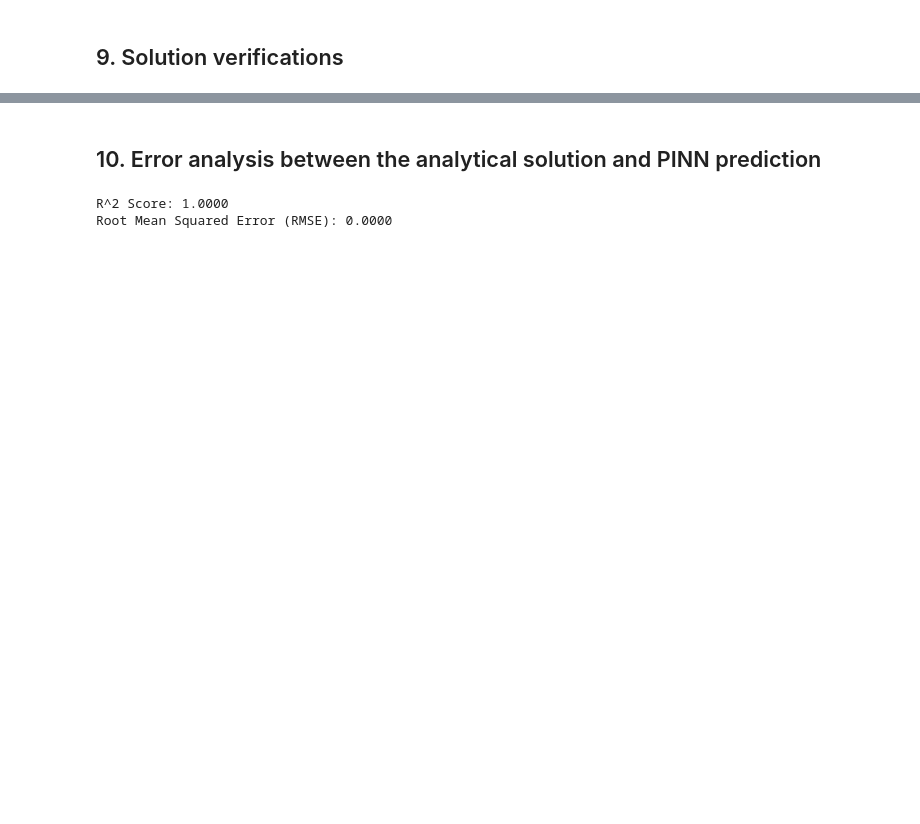
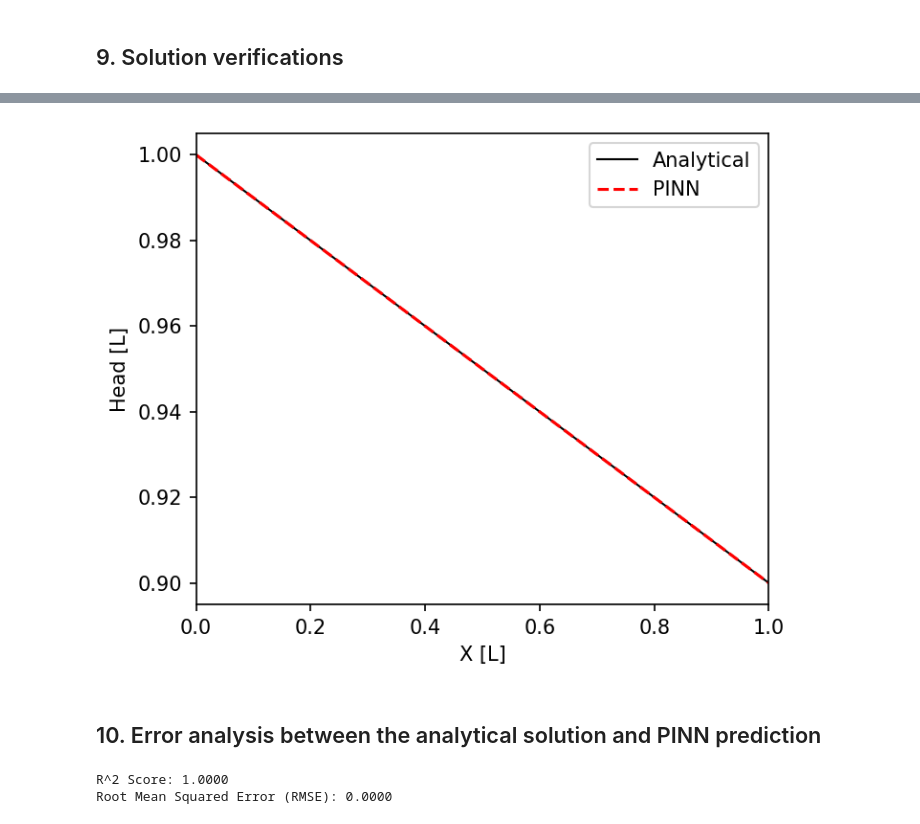
Before and after one commit to EMSL-Computing/PIML4PDE, a Jupyter notebook: examples/darcys_flow_1d_homo_head_based.ipynb, the cells around one changed output, grey strips where cells are left out. Drawn from its saved outputs; the diff is of its cells as text; code cells hidden in the pictures; blank space fills up the shorter version.

```diff
--- a/examples/darcys_flow_1d_homo_head_based.ipynb
+++ b/examples/darcys_flow_1d_homo_head_based.ipynb
@@ -296,5 +341,5 @@ def exact_solution_homo(x_coords):
     head_exact = -0.1*x_coords + 1
     return head_exact
 
-# h_exact = exact_solution_homo(x)
-# print(h_exact)
+h_exact = exact_solution_homo(x)
+print(h_exact)
@@ -301,14 +367,16 @@ def exact_solution_homo(x_coords):
 # %%
 def plot_head_solutions_as_pinn(coords, pinn_head, exact_head):
     plt.figure(figsize = (5, 4), dpi = 150)
     plt.plot(coords, exact_head, color='Black', linestyle='-', linewidth = 1.0, label="Analytical")
     plt.plot(coords, pinn_head, '--', color='red', markersize = 4,  markerfacecolor = 'green', linewidth = 1.5, label="PINN")
     plt.xlabel("X [L]")
     plt.ylabel("Head [L]")
     plt.legend(loc="upper right")
     plt.xlim(np.min(coords), np.max(coords))
     plt.tight_layout()
-#plot_head_solutions_as_pinn(x, h_pinn, h_exact)
+plot_head_solutions_as_pinn(x, h_pinn, h_exact)
+# %% [output]
+[figure, added]
 # %% [markdown]
 ## 10. Error analysis between the analytical solution and PINN prediction
 # %%
```
Also changed, not shown: parts of 8 cells of this notebook, 8 other files.
